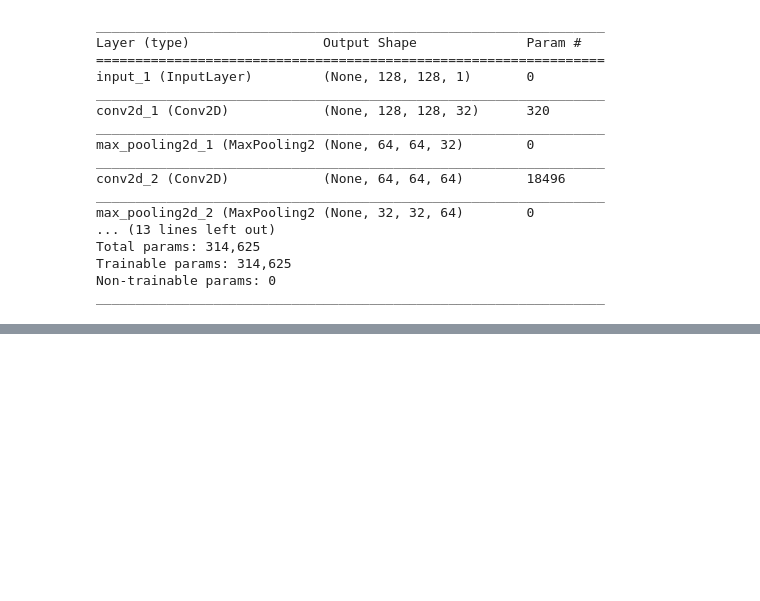
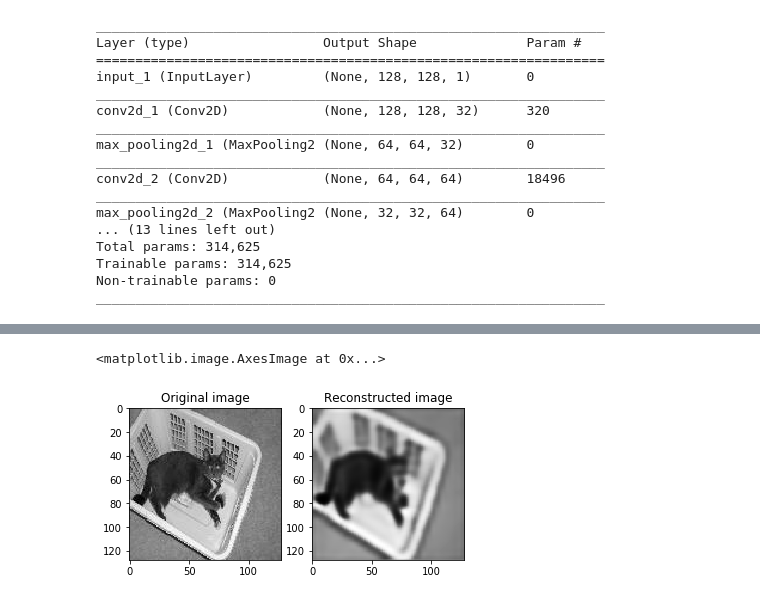
Before and after one commit to ivonajdenkoska/cv-in-the-name-of-deep-learning, a Jupyter notebook: src/autoencoder.ipynb, the cells around one changed output, grey strips where cells are left out. Saved outputs shown, nothing was run; the diff lists cells and outputs as text; code cells hidden in the pictures; blank space fills up the shorter version.

```diff
--- a/src/autoencoder.ipynb
+++ b/src/autoencoder.ipynb
@@ -76,23 +76,25 @@ x_train_gray = np.reshape(x_train_gray,(len(x_train_gray),128,128,1))
 x_val_gray = np.reshape(x_val_gray,(len(x_val_gray),128,128,1))
 # %%
 # Defines autoencoder
-def autoencoder(input_img):
+def encoder(input_img):
     #encoder
     conv1 = Conv2D(32, (3, 3), activation='relu', padding='same')(input_img) #28 x 28 x 32
     pool1 = MaxPooling2D(pool_size=(2, 2))(conv1) #14 x 14 x 32
     conv2 = Conv2D(64, (3, 3), activation='relu', padding='same')(pool1) #14 x 14 x 64
     pool2 = MaxPooling2D(pool_size=(2, 2))(conv2) #7 x 7 x 64
     conv3 = Conv2D(128, (3, 3), activation='relu', padding='same')(pool2) #7 x 7 x 128 (small and thick)
+    return conv3
 
-    #decoder
-    conv4 = Conv2D(128, (3, 3), activation='relu', padding='same')(conv3) #7 x 7 x 128
+def decoder(conv_layer):
+    conv4 = Conv2D(128, (3, 3), activation='relu', padding='same')(conv_layer) #7 x 7 x 128
     up1 = UpSampling2D((2,2))(conv4) # 14 x 14 x 128
     conv5 = Conv2D(64, (3, 3), activation='relu', padding='same')(up1) # 14 x 14 x 64
     up2 = UpSampling2D((2,2))(conv5) # 28 x 28 x 64
     decoded = Conv2D(1, (3, 3), activation='sigmoid', padding='same')(up2) # 28 x 28 x 1
     return decoded
 # %%
-autoencoder = Model(input_img, autoencoder(input_img))
+encoder = encoder(input_img)
+autoencoder = Model(input_img, decoder(encoder))
 autoencoder.compile(loss='mean_squared_error', optimizer = RMSprop())
 # %% [output]
 WARNING:tensorflow:From /anaconda2/lib/python3.7/site-packages/tensorflow/python/framework/op_def_library.py:263: colocate_with (from tensorflow.python.framework.ops) is deprecated and will be removed ...
@@ -152,10 +164,13 @@ output = autoencoder.predict(x_val_gray)
 output_reshaped = np.reshape(output,(len(x_val_gray),128,128))
 x_val_reshaped = np.reshape(x_val_gray,(len(x_val_gray),128,128))
 # %%
-i = 1
+i = 300
 plt.subplot(121)
 plt.title('Original image')
 plt.imshow(x_val_reshaped[i], cmap='gray')
 plt.subplot(122)
 plt.title('Reconstructed image')
 plt.imshow(output_reshaped[i], cmap='gray')
+# %% [output]
+<matplotlib.image.AxesImage at 0x...>
+[figure, added]
```
Also changed, not shown: parts of 6 cells of this notebook.
